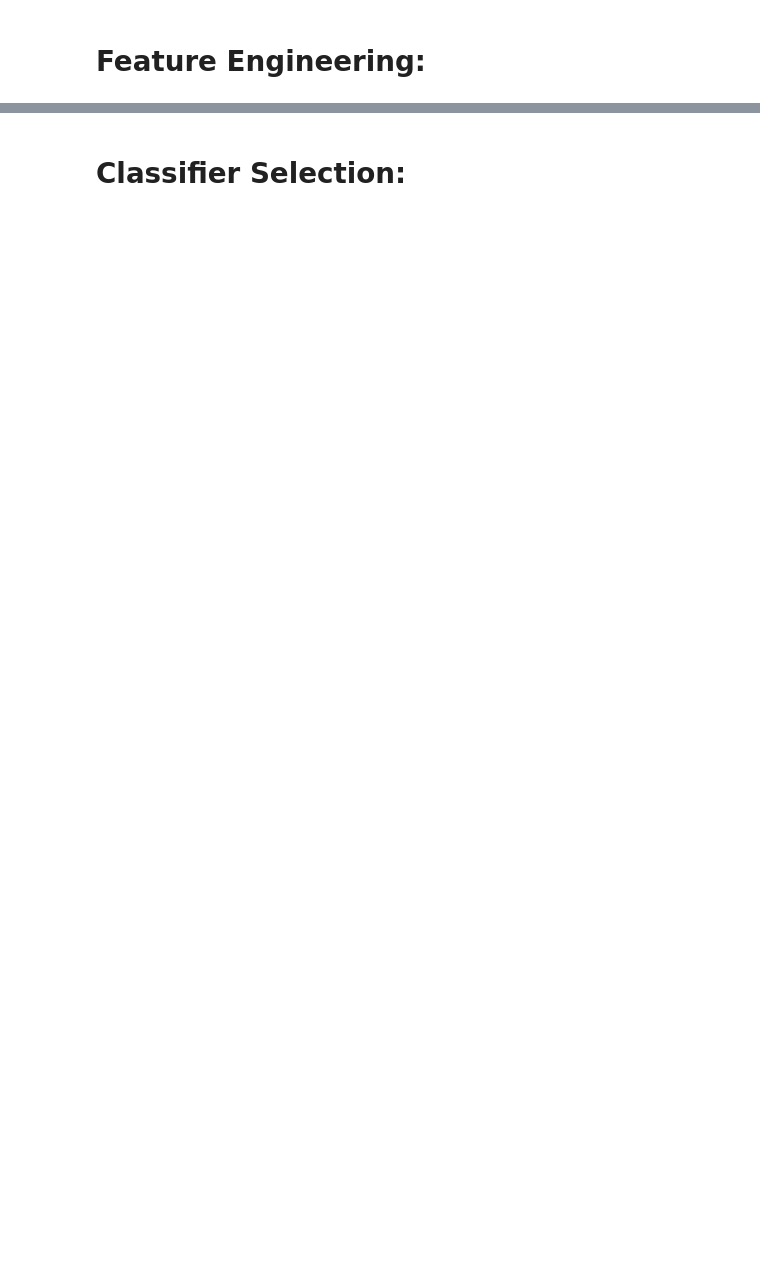
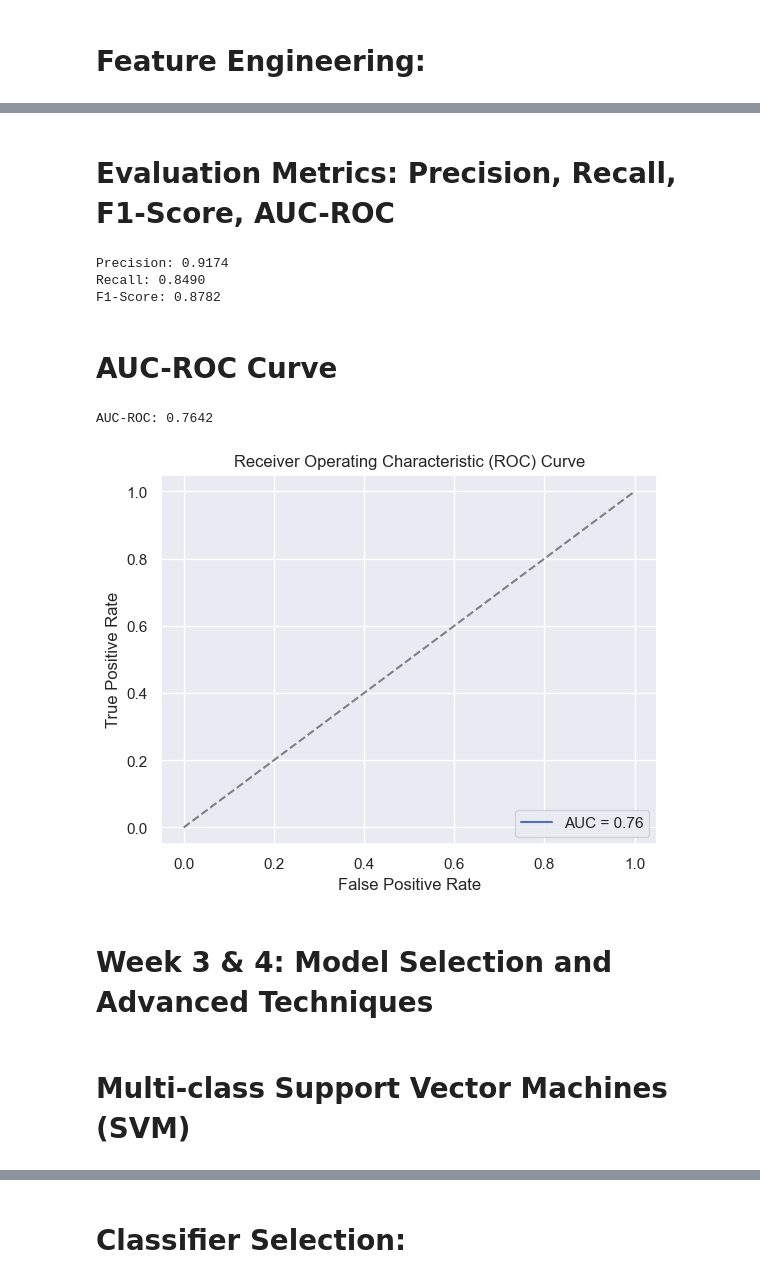
Before and after one commit to analysis86/Capstone-E-commerce, a Jupyter notebook: Jupyter Notebook/ Task 1 & 2_Class Imbalance Problem.ipynb, the cells around one changed output, grey strips where cells are left out. Drawn from its saved outputs; the diff is of its cells as text; code cells hidden in the pictures; blank space fills up the shorter version.

Commit message:
add data

```diff
--- a/Jupyter Notebook/ Task 1 & 2_Class Imbalance Problem.ipynb
+++ b/Jupyter Notebook/ Task 1 & 2_Class Imbalance Problem.ipynb
@@ -297,0 +341,7 @@ from sklearn.metrics import accuracy_score
+# %%
+# Initialize the TF-IDF Vectorizer
+tfidf_vectorizer = TfidfVectorizer(stop_words='english', max_features=5000, ngram_range=(1, 2) )
+
+# Transform the review text
+X = tfidf_vectorizer.fit_transform(train['reviews_text'])  # Assuming the column with text is 'review'
+y = train['sentiment']
@@ -297,0 +418,18 @@ from sklearn.metrics import accuracy_score
+# %%
+from imblearn.under_sampling import RandomUnderSampler
+
+# Initialize undersampler
+undersampler = RandomUnderSampler(random_state=42)
+
+# Apply undersampling to the training data
+X_train_under, y_train_under = undersampler.fit_resample(X_train, y_train)
+
+# Train the Naive Bayes classifier on the undersampled data
+nb_classifier.fit(X_train_under, y_train_under)
+
+# Predict on the test set
+y_pred_under = nb_classifier.predict(X_test)
+
+# Evaluate the model performance after undersampling
+print("Accuracy after Undersampling:", accuracy_score(y_test, y_pred_under))
+print("Classification Report after Undersampling:\n", classification_report(y_test, y_pred_under))
@@ -297,0 +448,46 @@ from sklearn.metrics import accuracy_score
+# %% [markdown]
+# Evaluation Metrics: Precision, Recall, F1-Score, AUC-ROC
+# %%
+from sklearn.metrics import precision_score, recall_score, f1_score
+
+# Calculate Precision, Recall, F1-Score
+precision = precision_score(y_test, y_pred_resampled, average='weighted')
+recall = recall_score(y_test, y_pred_resampled, average='weighted')
+f1 = f1_score(y_test, y_pred_resampled, average='weighted')
+
+print(f"Precision: {precision:.4f}")
+print(f"Recall: {recall:.4f}")
+print(f"F1-Score: {f1:.4f}")
+# %% [output]
+Precision: 0.9174
+Recall: 0.8490
+F1-Score: 0.8782
+# %% [markdown]
+# AUC-ROC Curve
+# %%
+from sklearn.metrics import roc_auc_score, roc_curve
+
+# Predict probabilities on the test set
+y_prob = nb_classifier.predict_proba(X_test)
+
+# Compute AUC-ROC
+auc = roc_auc_score(y_test, y_prob, multi_class='ovr')
+
+print(f"AUC-ROC: {auc:.4f}")
+
+# Plot the ROC curve
+fpr, tpr, _ = roc_curve(y_test, y_prob[:, 1], pos_label='positive')  # Adjust index for multi-class
+plt.plot(fpr, tpr, color='b', label='AUC = %0.2f' % auc)
+plt.plot([0, 1], [0, 1], color='grey', linestyle='--')
+plt.xlabel('False Positive Rate')
+plt.ylabel('True Positive Rate')
+plt.title('Receiver Operating Characteristic (ROC) Curve')
+plt.legend(loc="lower right")
+plt.show()
+# %% [output]
+AUC-ROC: 0.7642
+[figure, added]
+# %% [markdown]
+# Week 3 & 4: Model Selection and Advanced Techniques
+# %% [markdown]
+# Multi-class Support Vector Machines (SVM)
```
Also changed, not shown: parts of 98 cells of this notebook, 5 other files.
